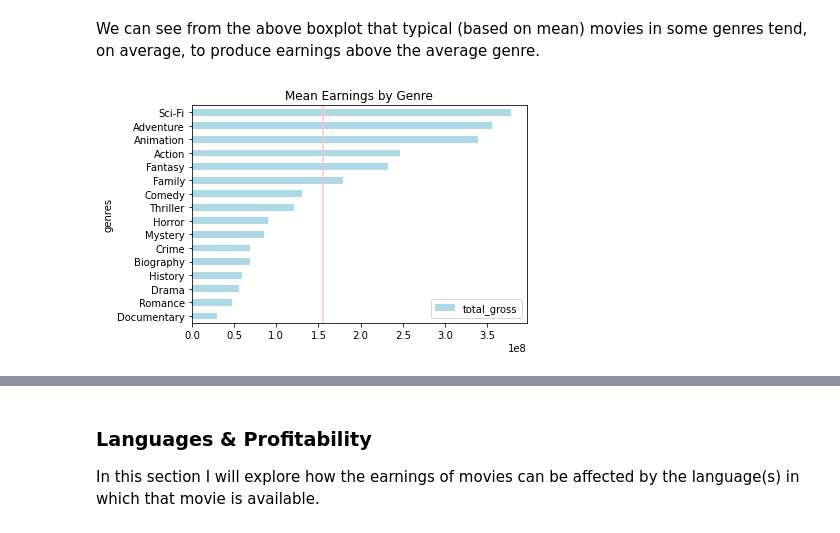
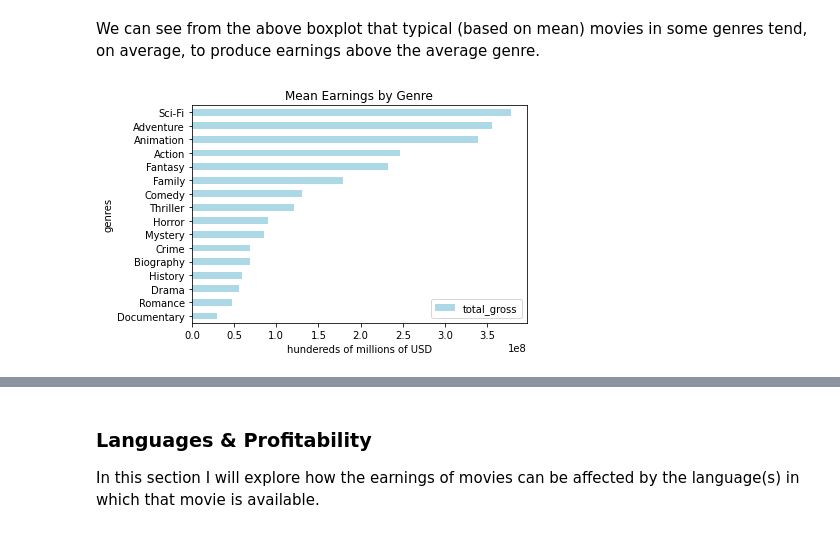
Before and after one commit to terminalcoder/Movie-Earnings-Analysis, a Jupyter notebook: Movie Earnings Analysis Notebook.ipynb, the cells around one changed output, grey strips where cells are left out. Saved outputs shown, nothing was run; the diff lists cells and outputs as text; code cells hidden in the pictures.

Commit message:
modified genres barh plot

```diff
--- a/Movie Earnings Analysis Notebook.ipynb
+++ b/Movie Earnings Analysis Notebook.ipynb
@@ -394,11 +453,11 @@ We can see from the above boxplot that typical (based on mean) movies in some ge
 # %%
 # reorder dataframe by earnings
 gnr_mean.sort_values(by= 'total_gross', inplace=True)
 # a view of average earnings by genre
 gnr_mean.plot.barh(y= 'total_gross', x= 'genres', title = 'Mean Earnings by Genre', color = 'lightblue')
-plt.axvline(x = gnr_mean['total_gross'].mean(), color= 'pink', label = 'mean')
-# plt.ylabel('hundereds of millions of $')
+plt.xlabel('hundereds of millions of USD')
+# plt.ticklabel_format(style='plain', useOffset=False, axis='x')
 plt.savefig('images/earnings_by_genre_barh', bbox_inches= 'tight');
 # %% [output]
-[figure, old version]
+[figure, new version]
 # %% [markdown]
```
Also changed, not shown: parts of 4 cells of this notebook.
